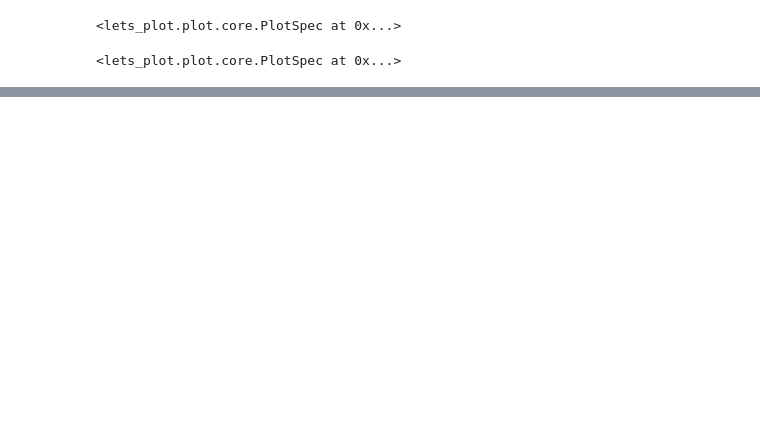
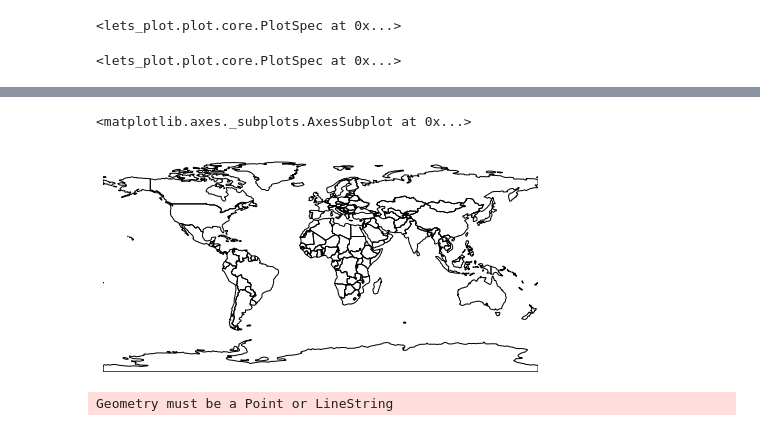
Before and after one commit to Sabarnna1/Geopanda-, a Jupyter notebook: Geopanda_Plot.ipynb, the cells around one changed output, grey strips where cells are left out. Drawn from its saved outputs; the diff is of its cells as text; code cells hidden in the pictures; blank space fills up the shorter version.

```diff
--- a/Geopanda_Plot.ipynb
+++ b/Geopanda_Plot.ipynb
@@ -57,3 +55,8 @@ world=gpd.read_file(gpd.datasets.get_path('naturalearth_lowres'))
 ggplot()+ geom_polygon(aes (fill='continent'), data=world) + ggsize (1000, 600) ##marking of the continent
 # %% [output]
 <lets_plot.plot.core.PlotSpec at 0x...>
+# %%
+!pip install geoplot
+import geoplot
+geoplot.polyplot(world, figsize=(8, 4))
+# %% [output]
@@ -59,0 +80,9 @@ ggplot()+ geom_polygon(aes (fill='continent'), data=world) + ggsize (1000, 600)
+<matplotlib.axes._subplots.AxesSubplot at 0x...>
+[figure, added]
+# %%
+import geoplot
+world=gpd.read_file(gpd.datasets.get_path('naturalearth_lowres'))
+ax = geoplot.polyplot(world, projection=geoplot.crs.Orthographic(), figsize=(8, 4))
+ax.outline_patch.set_visible(True)
+# %% [output]
+Geometry must be a Point or LineString
```
Also changed, not shown: parts of 3 cells of this notebook.
